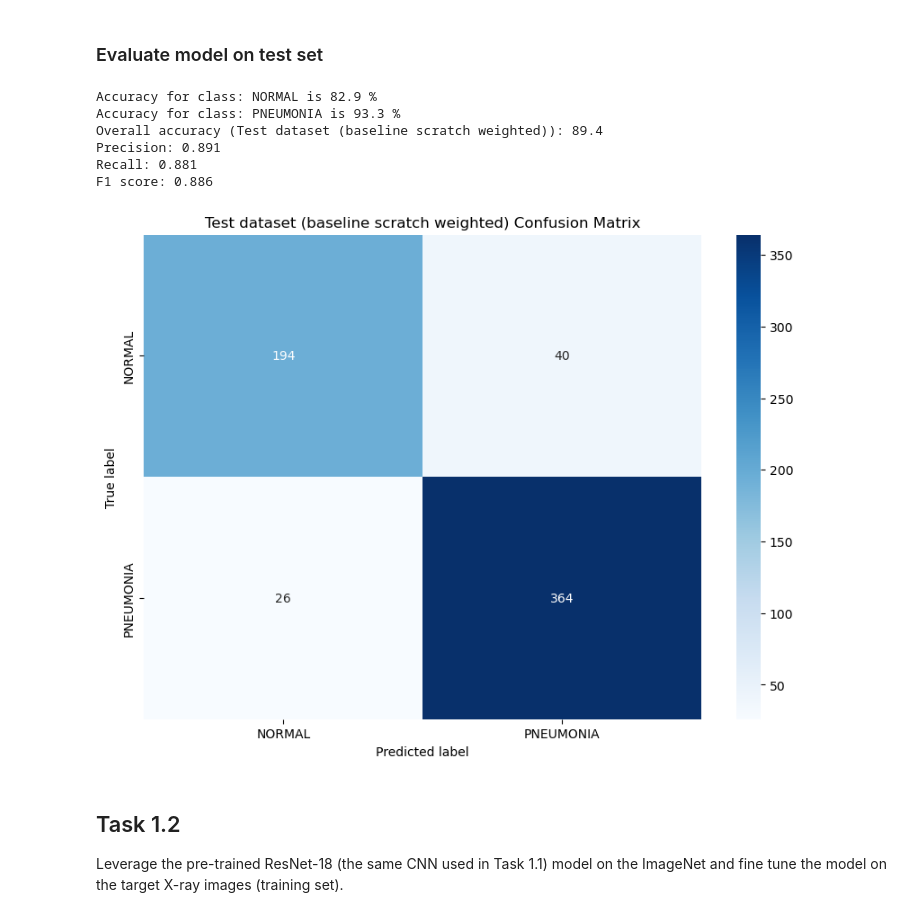
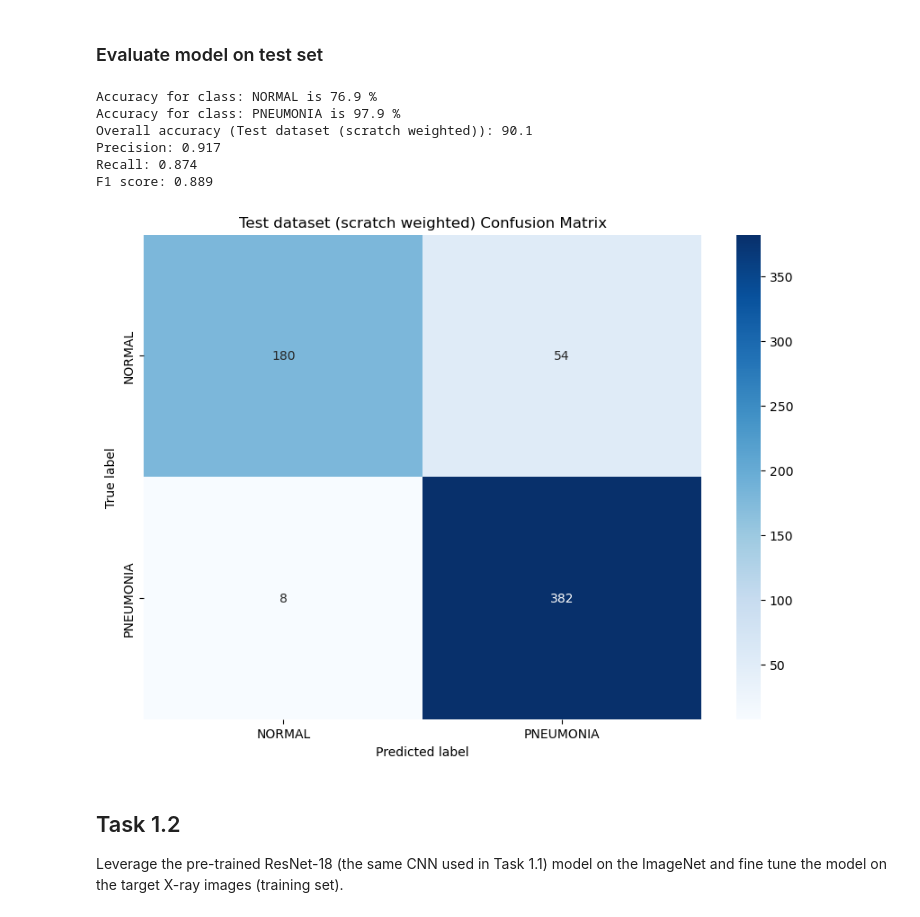
Before and after one commit to nashirj/chest-xray-classification, a Jupyter notebook: Assignment1.ipynb, the cells around one changed output. Drawn from its saved outputs; the diff is of its cells as text; code cells hidden in the pictures.

```diff
--- a/Assignment1.ipynb
+++ b/Assignment1.ipynb
@@ -193 +210,3 @@ train.save_training_metrics("metrics/baseline_scratch", train_loss_scratch, trai
+# %%
+train_loss_scratch, train_acc_scratch, val_loss_scratch, val_acc_scratch = train.load_training_metrics("metrics/scratch_baseline.npz")
 # %%
@@ -299,3 +301,5 @@ train.save_training_metrics("metrics/baseline_scratch_weighted", train_loss_scra
+# %%
+train_loss_scratch_weighted, train_acc_scratch_weighted, val_loss_scratch_weighted, val_acc_scratch_weighted = train.load_training_metrics("metrics/scratch_weighted.npz")
 # %%
 viz.plot_training_metrics(train_loss_scratch_weighted, train_acc_scratch_weighted, val_loss_scratch_weighted, val_acc_scratch_weighted, title="Baseline weighted")
 # %% [output]
@@ -312,30 +316,30 @@ torch.save(model_scratch_weighted.state_dict(), 'models/baseline_weighted.pth')
 ### Load model
 # %%
 # Load model
-model_scratch_weighted2 = resnet18(weights=None)
+model_scratch_weighted = resnet18(weights=None)
 # Change the output layer to have 2 outputs
-num_ftrs = model_scratch_weighted2.fc.in_features
-model_scratch_weighted2.fc = torch.nn.Linear(num_ftrs, n_outputs)
-model_scratch_weighted2.load_state_dict(torch.load('models/baseline_weighted.pth'))
+num_ftrs = model_scratch_weighted.fc.in_features
+model_scratch_weighted.fc = torch.nn.Linear(num_ftrs, n_outputs)
+model_scratch_weighted.load_state_dict(torch.load('models/scratch_weighted.pth'))
 # %% [output]
 <All keys matched successfully>
 # %% [markdown]
 ### Evaluate model on test set
 # %%
-y_true_scratch_weighted, y_pred_scratch_weighted, test_accuracy_scratch_weighted, per_class_acc_scratch_weighted = train.evaluate_model_on_test_set(model_scratch_weighted2, data_loader=dataloaders['test'], class_names=class_names)
+y_true_scratch_weighted, y_pred_scratch_weighted, test_accuracy_scratch_weighted, per_class_acc_scratch_weighted = train.evaluate_model_on_test_set(model_scratch_weighted, data_loader=dataloaders['test'], class_names=class_names)
 # %%
 confusion_scratch_weighted, precision_scratch_weighted, recall_scratch_weighted, fscore_scratch_weighted, _ = train.compute_metrics_on_test_set(y_true_scratch_weighted, y_pred_scratch_weighted)
 viz.show_test_summary_metrics(
     test_accuracy_scratch_weighted, per_class_acc_scratch_weighted, confusion_scratch_weighted, precision_scratch_weighted, recall_scratch_weighted, fscore_scratch_weighted,
-    "Test dataset (baseline scratch weighted)", class_names)
+    "Test dataset (scratch weighted)", class_names)
 # %% [output]
-Accuracy for class: NORMAL is 82.9 %
-Accuracy for class: PNEUMONIA is 93.3 %
-Overall accuracy (Test dataset (baseline scratch weighted)): 89.4
-Precision: 0.891
-Recall: 0.881
-F1 score: 0.886
+Accuracy for class: NORMAL is 76.9 %
+Accuracy for class: PNEUMONIA is 97.9 %
+Overall accuracy (Test dataset (scratch weighted)): 90.1
+Precision: 0.917
+Recall: 0.874
+F1 score: 0.889
-[figure, old version]
+[figure, new version]
 # %% [markdown]
 ## Task 1.2
 Leverage the pre-trained ResNet-18 (the same CNN used in Task 1.1) model on the ImageNet and fine tune the model on the target X-ray images (training set).
```
Also changed, not shown: parts of 41 cells of this notebook.
